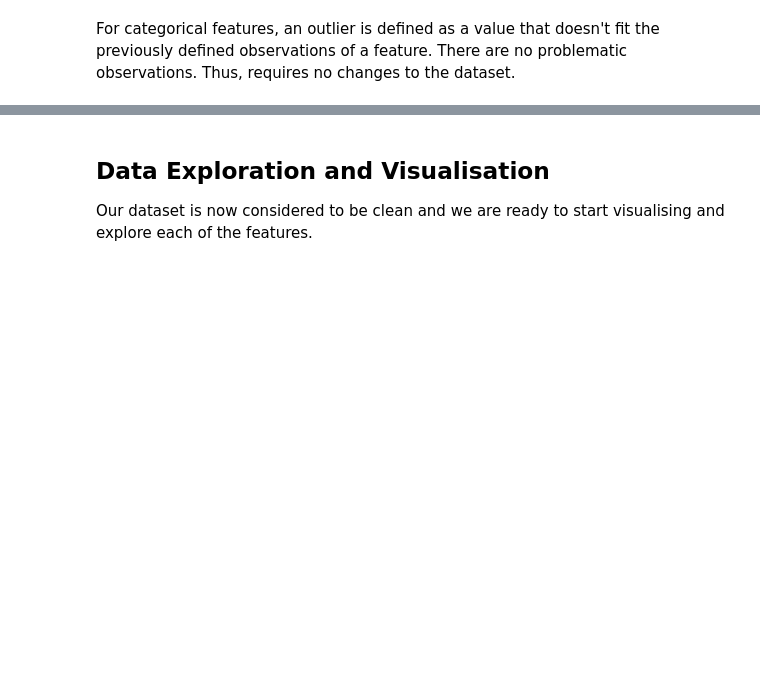
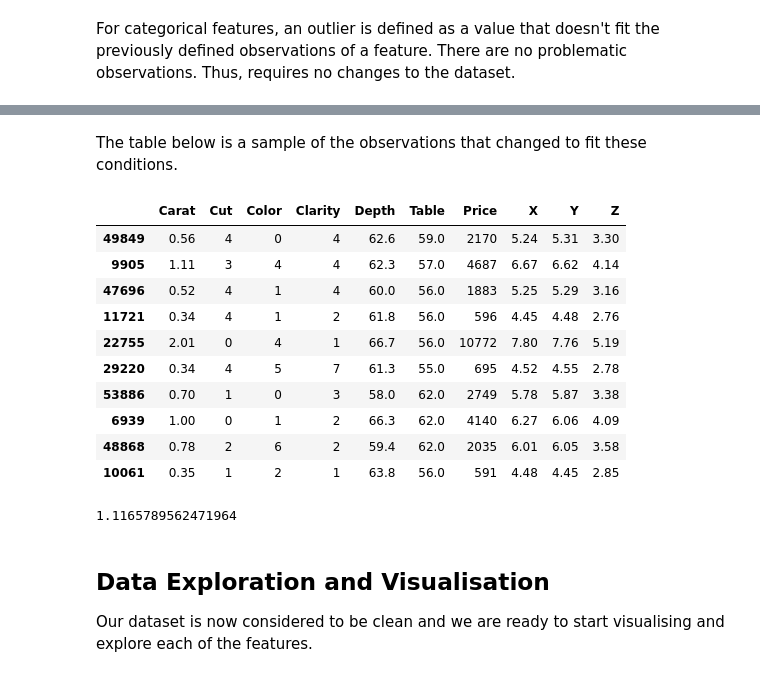
Before and after one commit to Jobi060704/Predicting-Diamond-Prices-RMIT, a Jupyter notebook: mathstuffthing.ipynb, the cells around one changed output, grey strips where cells are left out. Cells and saved outputs as stored; diff of their text form; code cells hidden in the pictures; blank space fills up the shorter version.

```diff
--- a/mathstuffthing.ipynb
+++ b/mathstuffthing.ipynb
@@ -172,3 +176,28 @@ For categorical features, an outlier is defined as a value that doesn't fit the
+# %% [markdown]
+The table below is a sample of the observations that changed to fit these conditions.
+# %%
+cleanup =  {"Cut": {"Fair": 0, "Good": 1, "Very Good": 2, "Premium": 3, "Ideal": 4},
+            "Color": {"D": 0, "E": 1, "F": 2, "G": 3, "H": 4, "I": 5, "J":6},
+            "Clarity": {"I1": 0, "SI2": 1, "SI1": 2, "VS2": 3, "VS1": 4, "VVS2": 5, "VVS1": 6, "IF": 7}}
+IE_diamond_df = no_outlier_df.replace(cleanup)
+# %%
+IE_diamond_df.sample(10, random_state=99)
+# %% [output]
+|  | Carat | Cut | Color | Clarity | Depth | Table | Price | X | Y | Z |
+| 49849 | 0.56 | 4 | 0 | 4 | 62.6 | 59.0 | 2170 | 5.24 | 5.31 | 3.30 |
+| 9905 | 1.11 | 3 | 4 | 4 | 62.3 | 57.0 | 4687 | 6.67 | 6.62 | 4.14 |
+| 47696 | 0.52 | 4 | 1 | 4 | 60.0 | 56.0 | 1883 | 5.25 | 5.29 | 3.16 |
+| 11721 | 0.34 | 4 | 1 | 2 | 61.8 | 56.0 | 596 | 4.45 | 4.48 | 2.76 |
+| 22755 | 2.01 | 0 | 4 | 1 | 66.7 | 56.0 | 10772 | 7.80 | 7.76 | 5.19 |
+| 29220 | 0.34 | 4 | 5 | 7 | 61.3 | 55.0 | 695 | 4.52 | 4.55 | 2.78 |
+| 53886 | 0.70 | 1 | 0 | 3 | 58.0 | 62.0 | 2749 | 5.78 | 5.87 | 3.38 |
+| 6939 | 1.00 | 0 | 1 | 2 | 66.3 | 62.0 | 4140 | 6.27 | 6.06 | 4.09 |
+| 48868 | 0.78 | 2 | 6 | 2 | 59.4 | 62.0 | 2035 | 6.01 | 6.05 | 3.58 |
+| 10061 | 0.35 | 1 | 2 | 1 | 63.8 | 56.0 | 591 | 4.48 | 4.45 | 2.85 |
+# %%
+IE_diamond_df["Cut"].()
+# %% [output]
+1.1165789562471964
 # %% [markdown]
 ## Data Exploration and Visualisation
 
```
Also changed, not shown: parts of 2 cells of this notebook.
